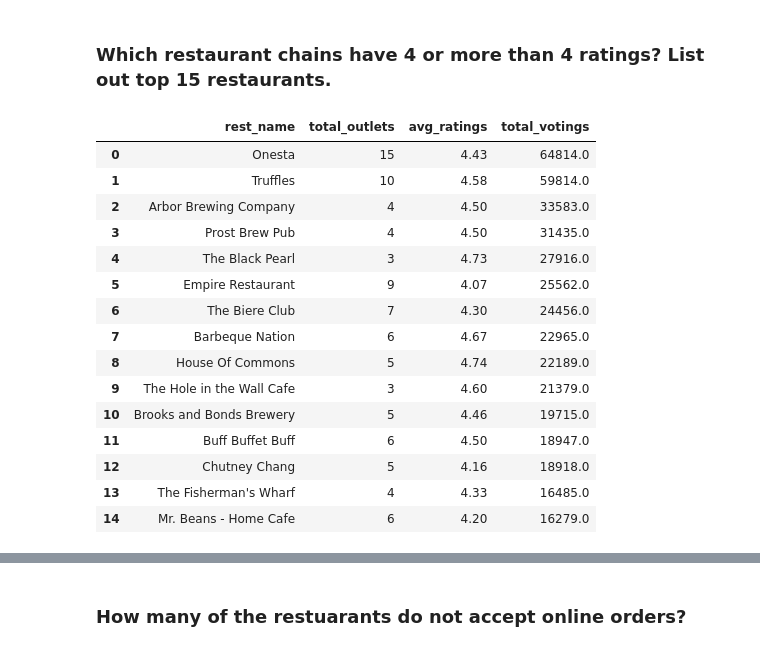
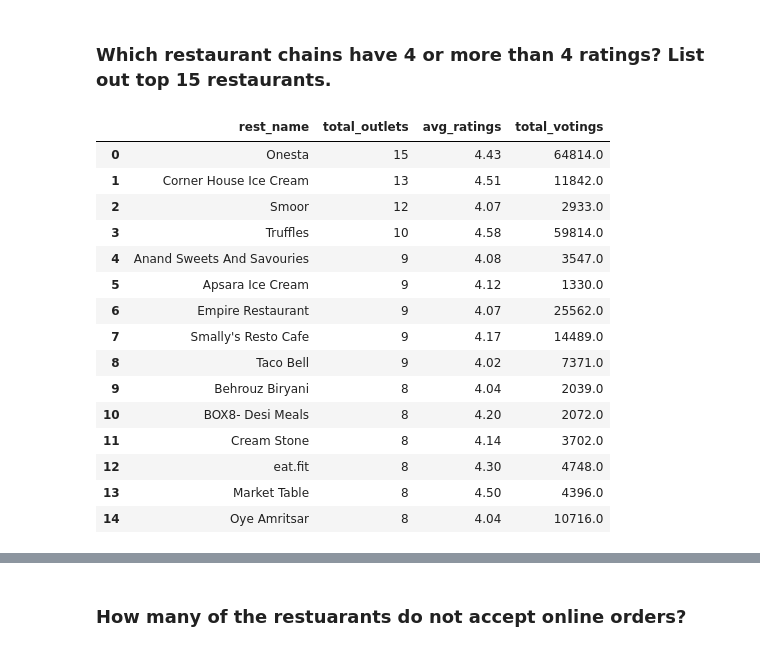
Before and after one commit to Bhuvi128/Bengaluru-Restaurant-Trends-Analysis, a Jupyter notebook: Bengaluru Restaurant Trends Analysis.ipynb, the cells around one changed output, grey strips where cells are left out. Saved outputs shown, nothing was run; the diff lists cells and outputs as text; code cells hidden in the pictures.

```diff
--- a/Bengaluru Restaurant Trends Analysis.ipynb
+++ b/Bengaluru Restaurant Trends Analysis.ipynb
@@ -289,32 +289,32 @@ plt.show()
 # %%
 query = """
 select re.rest_name, count(distinct re.restaurant_id) total_outlets,
 round(avg(ra.rate),2) avg_ratings, sum(ra.votes) total_votings
 from ratings ra right join restaurant re
 on ra.restaurant_id = re.restaurant_id
 group by re.rest_name
 having avg_ratings > 4.0 or avg_ratings = 4.0
-order by total_votings desc
+order by total_outlets desc
 limit 15;
 """
 top_15_rest_rating_4 = pd.read_sql(query, conn)
 top_15_rest_rating_4
 # %% [output]
 |  | rest_name | total_outlets | avg_ratings | total_votings |
 | 0 | Onesta | 15 | 4.43 | 64814.0 |
-| 1 | Truffles | 10 | 4.58 | 59814.0 |
-| 2 | Arbor Brewing Company | 4 | 4.50 | 33583.0 |
-| 3 | Prost Brew Pub | 4 | 4.50 | 31435.0 |
-| 4 | The Black Pearl | 3 | 4.73 | 27916.0 |
-| 5 | Empire Restaurant | 9 | 4.07 | 25562.0 |
-| 6 | The Biere Club | 7 | 4.30 | 24456.0 |
-| 7 | Barbeque Nation | 6 | 4.67 | 22965.0 |
-| 8 | House Of Commons | 5 | 4.74 | 22189.0 |
-| 9 | The Hole in the Wall Cafe | 3 | 4.60 | 21379.0 |
-| 10 | Brooks and Bonds Brewery | 5 | 4.46 | 19715.0 |
-| 11 | Buff Buffet Buff | 6 | 4.50 | 18947.0 |
-| 12 | Chutney Chang | 5 | 4.16 | 18918.0 |
-| 13 | The Fisherman's Wharf | 4 | 4.33 | 16485.0 |
-| 14 | Mr. Beans - Home Cafe | 6 | 4.20 | 16279.0 |
+| 1 | Corner House Ice Cream | 13 | 4.51 | 11842.0 |
+| 2 | Smoor | 12 | 4.07 | 2933.0 |
+| 3 | Truffles | 10 | 4.58 | 59814.0 |
+| 4 | Anand Sweets And Savouries | 9 | 4.08 | 3547.0 |
+| 5 | Apsara Ice Cream | 9 | 4.12 | 1330.0 |
+| 6 | Empire Restaurant | 9 | 4.07 | 25562.0 |
+| 7 | Smally's Resto Cafe | 9 | 4.17 | 14489.0 |
+| 8 | Taco Bell | 9 | 4.02 | 7371.0 |
+| 9 | Behrouz Biryani | 8 | 4.04 | 2039.0 |
+| 10 | BOX8- Desi Meals | 8 | 4.20 | 2072.0 |
+| 11 | Cream Stone | 8 | 4.14 | 3702.0 |
+| 12 | eat.fit | 8 | 4.30 | 4748.0 |
+| 13 | Market Table | 8 | 4.50 | 4396.0 |
+| 14 | Oye Amritsar | 8 | 4.04 | 10716.0 |
 # %%
 # Plot top 15 restaurant chains having 4 or more ratings
```
Also changed, not shown: parts of 1 cell of this notebook, 1 other file.
